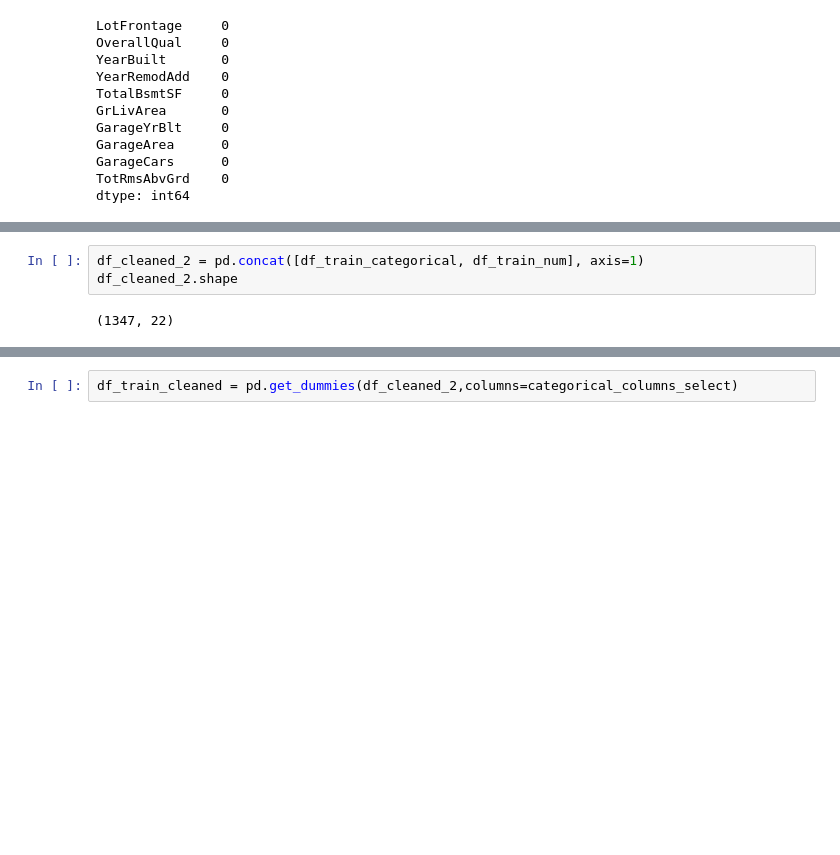
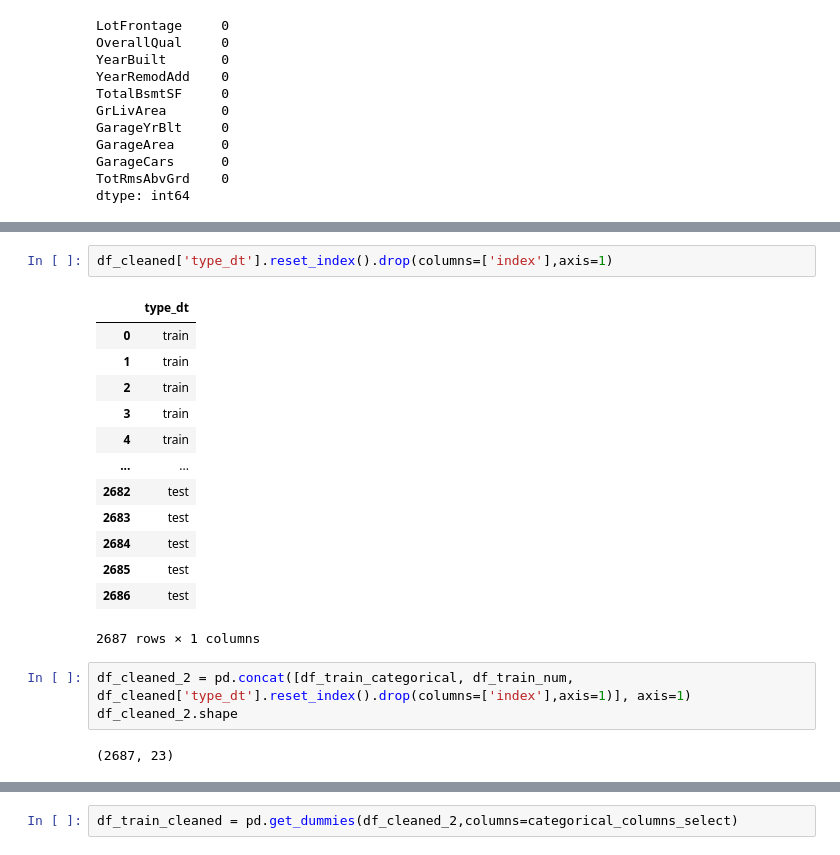
Before and after one commit to victormgb/houses-prices, a Jupyter notebook: houses_prices.ipynb, the cells around one changed output, grey strips where cells are left out. Saved outputs shown, nothing was run; the diff lists cells and outputs as text; blank space fills up the shorter version.

```diff
--- a/houses_prices.ipynb
+++ b/houses_prices.ipynb
@@ -309,8 +311,24 @@ dtype: int64
+# %%
+df_cleaned['type_dt'].reset_index().drop(columns=['index'],axis=1)
+# %% [output]
+|  | type_dt |
+| 0 | train |
+| 1 | train |
+| 2 | train |
+| 3 | train |
+| 4 | train |
+| ... | ... |
+| 2682 | test |
+| 2683 | test |
+| 2684 | test |
+| 2685 | test |
+| 2686 | test |
+2687 rows × 1 columns
 # %%
-df_cleaned_2 = pd.concat([df_train_categorical, df_train_num], axis=1)
+df_cleaned_2 = pd.concat([df_train_categorical, df_train_num, df_cleaned['type_dt'].reset_index().drop(columns=['index'],axis=1)], axis=1)
 df_cleaned_2.shape
 # %% [output]
-(1347, 22)
+(2687, 23)
 # %%
 df_cleaned_2.isnull().sum().sort_values(ascending=False)
 # %% [output]
```
Also changed, not shown: parts of 43 cells of this notebook.
